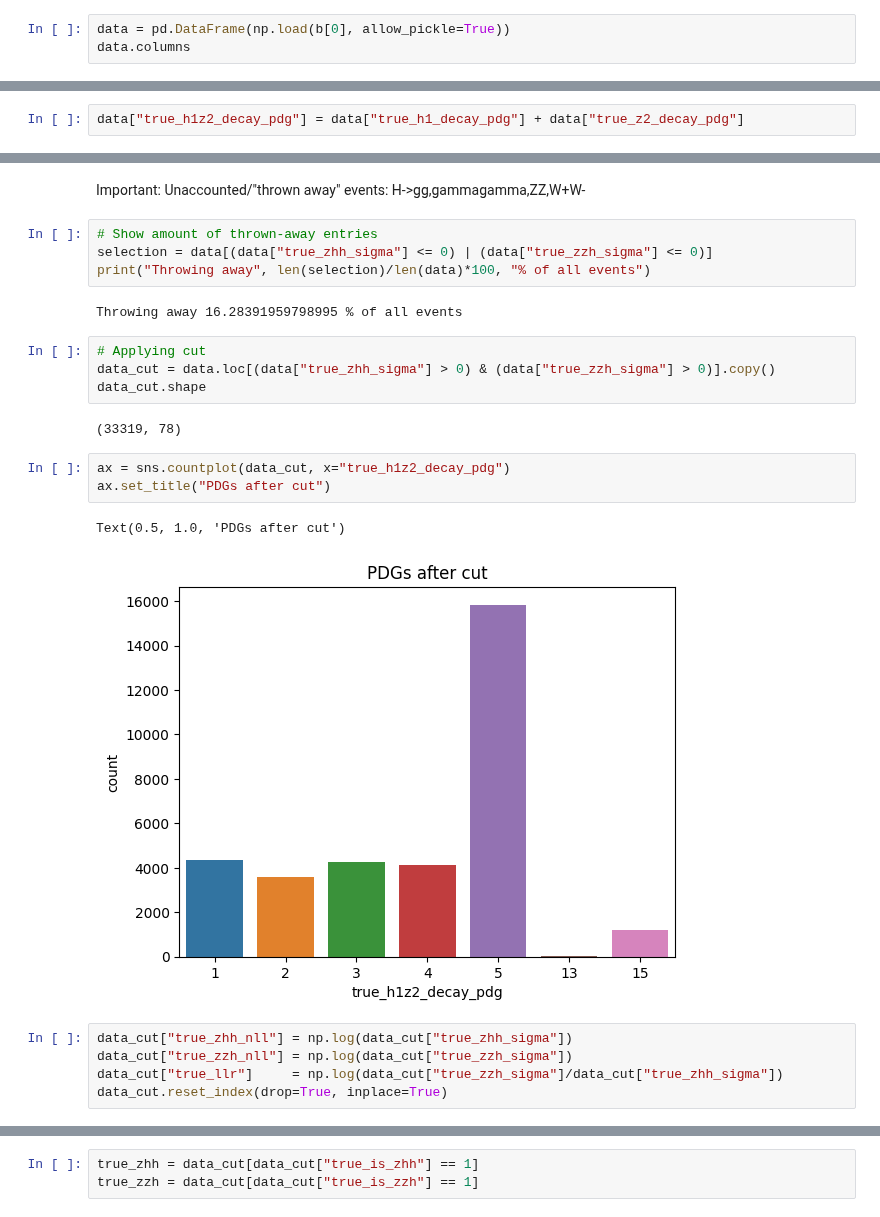
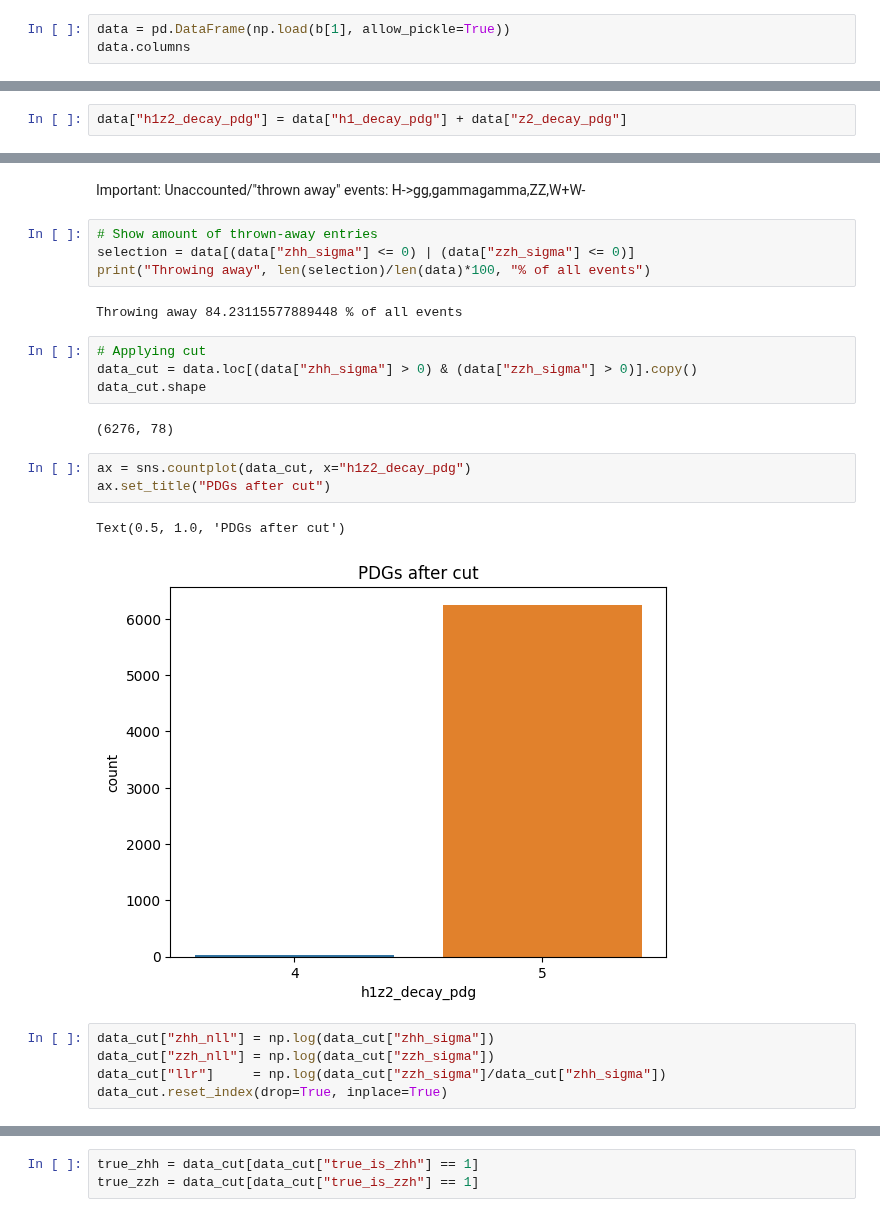
Before and after one commit to nVentis/MEM_HEP, a Jupyter notebook: view_v3.ipynb, the cells around one changed output, grey strips where cells are left out. Saved outputs shown, nothing was run; the diff lists cells and outputs as text.

```diff
--- a/view_v3.ipynb
+++ b/view_v3.ipynb
@@ -86,4 +88,4 @@ b
 # %%
-data = pd.DataFrame(np.load(b[0], allow_pickle=True))
+data = pd.DataFrame(np.load(b[1], allow_pickle=True))
 data.columns
 # %% [output]
@@ -121,4 +123,4 @@ true_zzh_h_pz        float64
 Length: 77, dtype: object
 # %%
-data["true_h1z2_decay_pdg"] = data["true_h1_decay_pdg"] + data["true_z2_decay_pdg"]
+data["h1z2_decay_pdg"] = data["h1_decay_pdg"] + data["z2_decay_pdg"]
 # %%
@@ -131,25 +133,25 @@ Text(0.5, 1.0, 'PDGs before cut')
 Important: Unaccounted/"thrown away" events: H->gg,gammagamma,ZZ,W+W-
 # %%
 # Show amount of thrown-away entries
-selection = data[(data["true_zhh_sigma"] <= 0) | (data["true_zzh_sigma"] <= 0)]
+selection = data[(data["zhh_sigma"] <= 0) | (data["zzh_sigma"] <= 0)]
 print("Throwing away", len(selection)/len(data)*100, "% of all events")
 # %% [output]
-Throwing away 16.28391959798995 % of all events
+Throwing away 84.23115577889448 % of all events
 # %%
 # Applying cut
-data_cut = data.loc[(data["true_zhh_sigma"] > 0) & (data["true_zzh_sigma"] > 0)].copy()
+data_cut = data.loc[(data["zhh_sigma"] > 0) & (data["zzh_sigma"] > 0)].copy()
 data_cut.shape
 # %% [output]
-(33319, 78)
+(6276, 78)
 # %%
-ax = sns.countplot(data_cut, x="true_h1z2_decay_pdg")
+ax = sns.countplot(data_cut, x="h1z2_decay_pdg")
 ax.set_title("PDGs after cut")
 # %% [output]
 Text(0.5, 1.0, 'PDGs after cut')
-[figure, old version]
+[figure, new version]
 # %%
-data_cut["true_zhh_nll"] = np.log(data_cut["true_zhh_sigma"])
-data_cut["true_zzh_nll"] = np.log(data_cut["true_zzh_sigma"])
-data_cut["true_llr"]     = np.log(data_cut["true_zzh_sigma"]/data_cut["true_zhh_sigma"])
+data_cut["zhh_nll"] = np.log(data_cut["zhh_sigma"])
+data_cut["zzh_nll"] = np.log(data_cut["zzh_sigma"])
+data_cut["llr"]     = np.log(data_cut["zzh_sigma"]/data_cut["zhh_sigma"])
 data_cut.reset_index(drop=True, inplace=True)
 # %%
```
Also changed, not shown: parts of 7 cells of this notebook, 4 other files.
